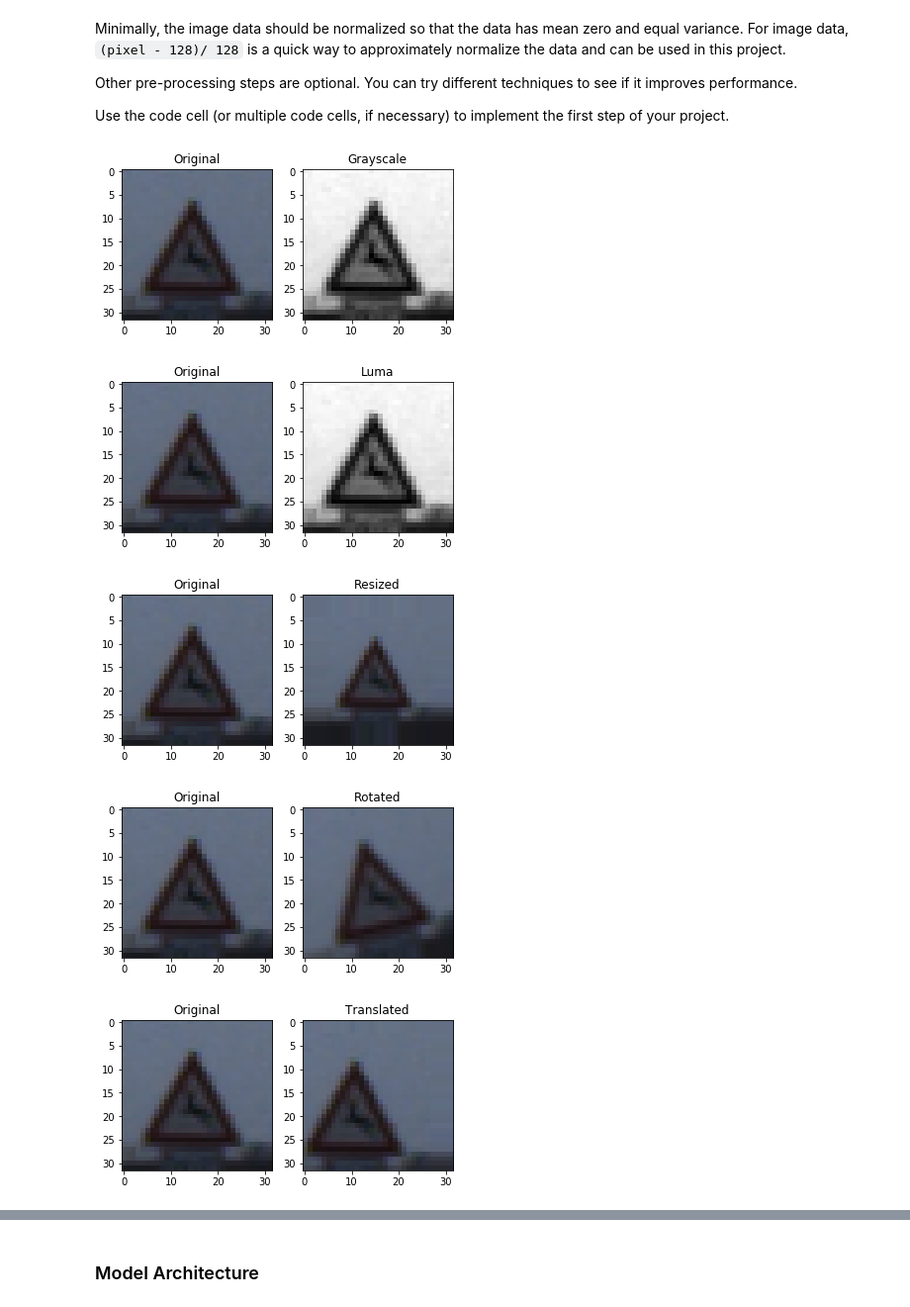
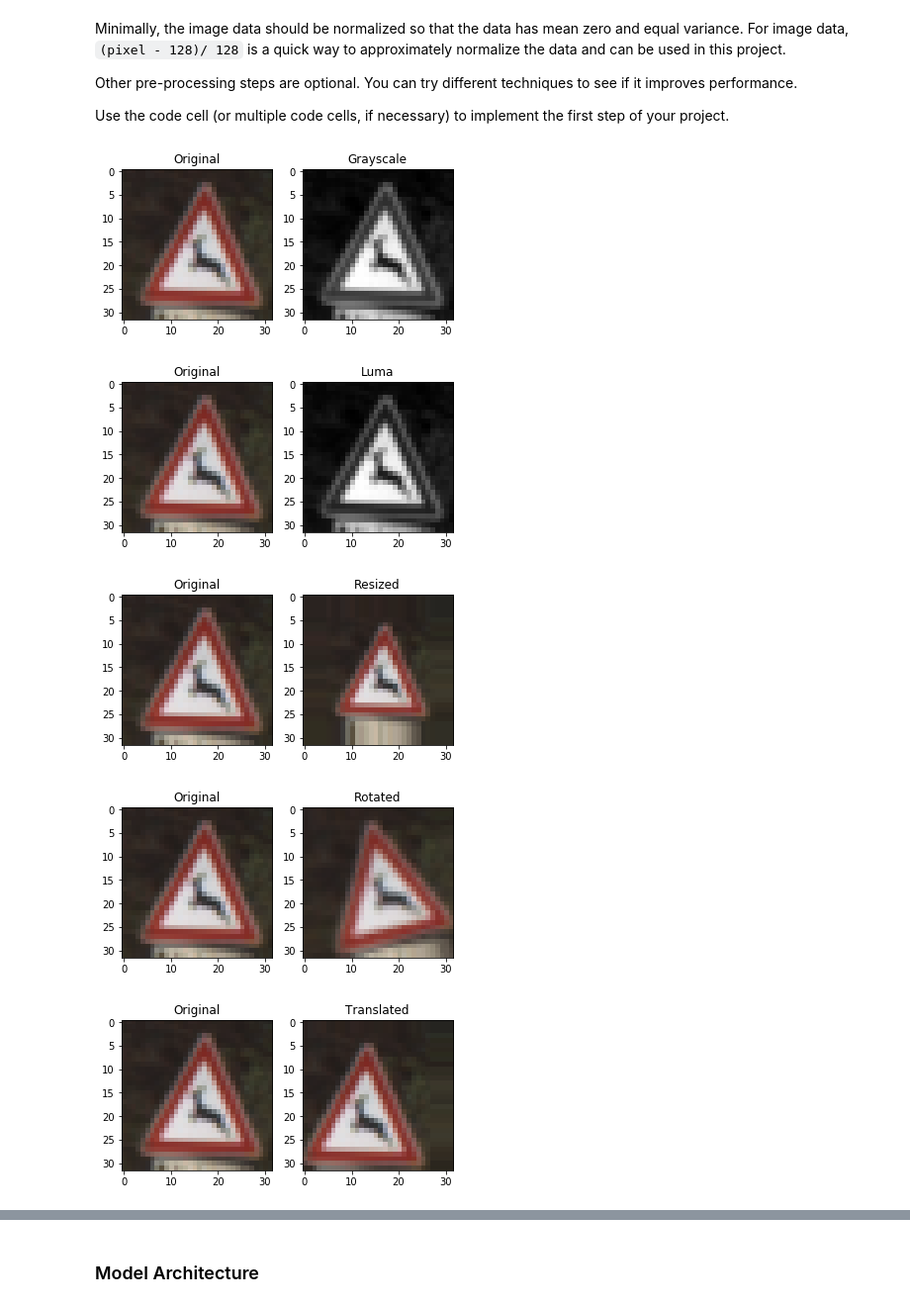
Before and after one commit to AndyKnight09/CarND-Traffic-Sign-Classifier-Project, a Jupyter notebook: Traffic_Sign_Classifier.ipynb, the cells around one changed output, grey strips where cells are left out. Shown at 99% size. Cells and saved outputs as stored; diff of their text form; code cells hidden in the pictures.

```diff
--- a/Traffic_Sign_Classifier.ipynb
+++ b/Traffic_Sign_Classifier.ipynb
@@ -332,7 +334,7 @@ def preprocess(x):
 n_channels = 1 if (convert_to_grayscale or convert_to_luma) else 3
 # %%
 # Test preprocessing - try out some preprocessing options
-img = X_train[600]
+img = X_train[500]
 resized = resize_image(img, -4)
 rotated = rotate_image(img, 15)
 translated = translate_image(img, -4, 2)
@@ -360,38 +362,38 @@ plt.imshow(lumaa, cmap='gray')
 plt.title('Luma')
 plt.savefig('plots/luma.png',bbox_inches='tight')
 
 plt.figure(figsize=(6,12))
 plt.subplot(1,2,1)
 plt.imshow(img)
 plt.title('Original')
 plt.subplot(1,2,2)
 plt.imshow(resized)
 plt.title('Resized')
 plt.savefig('plots/resized.png',bbox_inches='tight')
 
 plt.figure(figsize=(6,12))
 plt.subplot(1,2,1)
 plt.imshow(img)
 plt.title('Original')
 plt.subplot(1,2,2)
 plt.imshow(rotated)
 plt.title('Rotated')
 plt.savefig('plots/rotated.png',bbox_inches='tight')
 
 plt.figure(figsize=(6,12))
 plt.subplot(1,2,1)
 plt.imshow(img)
 plt.title('Original')
 plt.subplot(1,2,2)
 plt.imshow(translated)
 plt.title('Translated')
 plt.savefig('plots/translated.png',bbox_inches='tight')
 # %% [output]
-[figure, old version]
+[figure, new version]
-[figure, old version]
+[figure, new version]
-[figure, old version]
+[figure, new version]
-[figure, old version]
+[figure, new version]
-[figure, old version]
+[figure, new version]
 # %%
 # Append jittered version of training data and append it to training set
 print('Appending jittered training data...')
```
Also changed, not shown: parts of 10 cells of this notebook, 23 other files.
